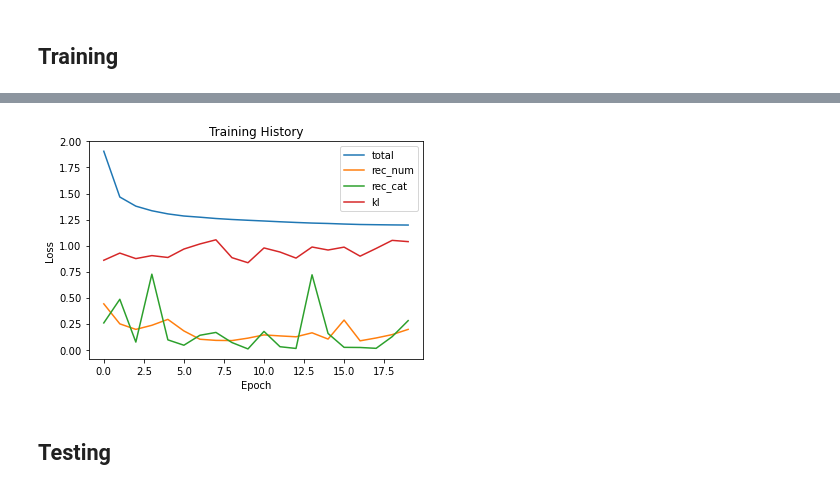
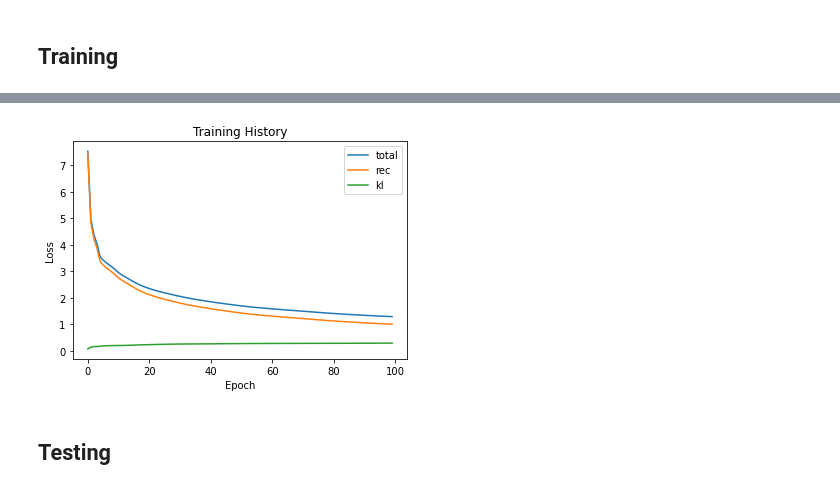
Before and after one commit to zackAemmer/generative_synthesis, a Jupyter notebook: household_synthesizer.ipynb, the cells around one changed output, grey strips where cells are left out. Saved outputs shown, nothing was run; the diff lists cells and outputs as text; code cells hidden in the pictures.

```diff
--- a/household_synthesizer.ipynb
+++ b/household_synthesizer.ipynb
@@ -199,6 +205,8 @@ def get_kl_loss(z_mean, z_log_var):
 # %%
 # Loss metric recorder
-loss_tracker = keras.metrics.Mean(name="loss")
+tot_loss_tracker = keras.metrics.Mean(name="tot_loss")
+rec_loss_tracker = keras.metrics.Mean(name="rec_loss")
+kl_loss_tracker = keras.metrics.Mean(name="kl_loss")
 
 # Variational Autoencoder
 class VAE(keras.Model):
@@ -208,6 +216,9 @@ class VAE(keras.Model):
         self.decoder = decoder
         self.CAT_IDX = CAT_IDX
         self.CAT_LENGTHS = CAT_LENGTHS
+        self.tot_loss_tracker = tot_loss_tracker
+        self.rec_loss_tracker = rec_loss_tracker
+        self.kl_loss_tracker = kl_loss_tracker
 
     def train_step(self, data):
         if isinstance(data, tuple):
@@ -218,34 +229,34 @@ class VAE(keras.Model):
             reconstruction = decoder(z)
 
             # Get loss between input values and reconstruction
-            reconstruction_loss_num, reconstruction_loss_cat = get_reconstruction_loss(
+            loss_num, loss_cat = get_reconstruction_loss(
                 data,
                 reconstruction,
                 self.CAT_IDX,
                 self.CAT_LENGTHS
             )
-            reconstruction_loss = tf.add(reconstruction_loss_num, reconstruction_loss_cat)
+            reconstruction_loss = loss_num + loss_cat
 
             # Get Kullback Leidler loss between normal distribution and actual for latent variables
-            kl_loss = get_kl_loss(z_mean, z_log_var)
-            kl_loss = kl_loss * KL_WEIGHT
+            kl_loss = -0.5 * (1 + z_log_var - tf.square(z_mean) - tf.exp(z_log_var))
+            kl_loss = KL_WEIGHT * tf.reduce_mean(tf.reduce_sum(kl_loss, axis=1))
 
             # Combine into single loss term
-            total_loss = reconstruction_loss + kl_loss
+            tot_loss = reconstruction_loss + kl_loss
 
         # Get new gradients given the loss and take another step (update weights)
-        grads = tape.gradient(total_loss, self.trainable_weights)
+        grads = tape.gradient(tot_loss, self.trainable_weights)
         self.optimizer.apply_gradients(zip(grads, self.trainable_weights))
 
         # Record the loss metrics
-        loss_tracker.update_state(total_loss)
+        self.tot_loss_tracker.update_state(tot_loss)
+        self.rec_loss_tracker.update_state(reconstruction_loss)
+        self.kl_loss_tracker.update_state(kl_loss)
 
         return {
-            "total_loss": loss_tracker.result(),
-            "reconstruction_loss": reconstruction_loss,
-            "reconstruction_loss_num": reconstruction_loss_num,
-            "reconstruction_loss_cat": reconstruction_loss_cat,
-            "kl_loss": kl_loss,
+            "tot_loss": self.tot_loss_tracker.result(),
+            "rec_loss": self.rec_loss_tracker.result(),
+            "kl_loss": self.kl_loss_tracker.result(),
         }
 
     def call(self, inputs):
@@ -255,14 +266,16 @@ class VAE(keras.Model):
 
     @property
     def metrics(self):
-        return [loss_tracker]
+        return [self.tot_loss_tracker, self.rec_loss_tracker, self.kl_loss_tracker]
 # %% [markdown]
 ## Training
 # %%
 start_time = time.time()
 # %%
 # Train
+encoder = create_encoder()
+decoder = create_decoder()
 vae = VAE(encoder, decoder, CAT_IDX, CAT_LENGTHS)
-vae.compile(optimizer=keras.optimizers.RMSprop(learning_rate=LEARN_RATE, rho=RHO))
+vae.compile(optimizer=keras.optimizers.Adam())
 history = vae.fit(train_data, epochs=EPOCHS, batch_size=BATCH_SIZE)
 # %% [output]
@@ -288,15 +303,14 @@ print(f"--- {time.time() - start_time} seconds ---")
 # %%
 # Plot model loss/training progress
-plt.plot(history.history['total_loss'])
-plt.plot(history.history['reconstruction_loss_num'])
-plt.plot(history.history['reconstruction_loss_cat'])
+plt.plot(history.history['tot_loss'])
+plt.plot(history.history['rec_loss'])
 plt.plot(history.history['kl_loss'])
 plt.title("Training History")
 plt.ylabel("Loss")
 plt.xlabel("Epoch")
-plt.legend(["total","rec_num","rec_cat","kl"], loc="upper right")
+plt.legend(["total","rec","kl"], loc="upper right")
 plt.show()
 # %% [output]
-[figure, old version]
+[figure, new version]
 # %% [markdown]
 ## Testing
```
Also changed, not shown: parts of 22 cells of this notebook, 3 other files.
